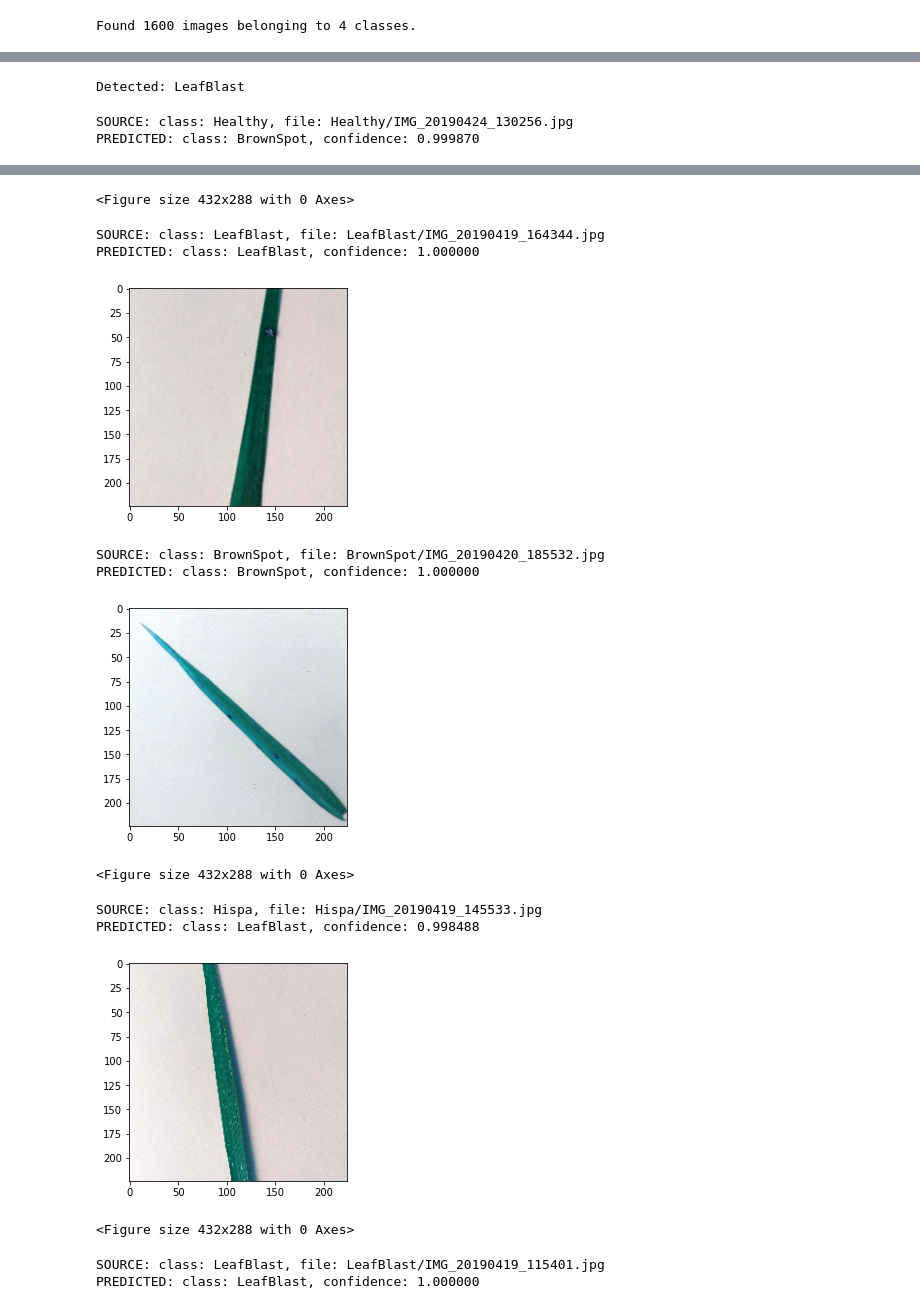
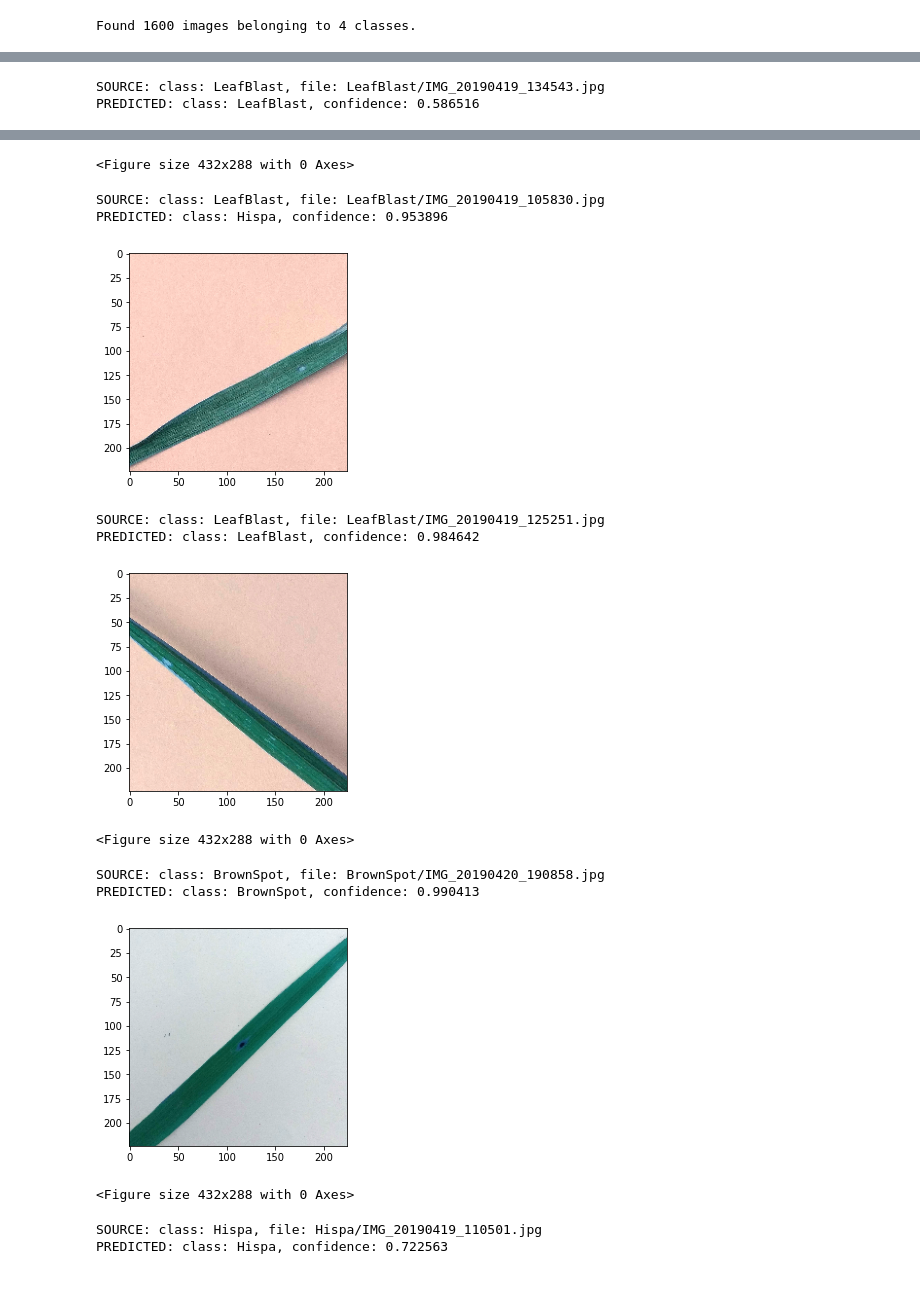
Before and after one commit to thomasathul/Rice-Plant-Disease-Detection, a Jupyter notebook: InceptionV3model.ipynb, the cells around one changed output, grey strips where cells are left out. Drawn from its saved outputs; the diff is of its cells as text; code cells hidden in the pictures.

```diff
--- a/InceptionV3model.ipynb
+++ b/InceptionV3model.ipynb
@@ -99,8 +103,6 @@ test_datagen = ImageDataGenerator(rescale = 1./255)
 validation_generator = validation_datagen.flow_from_directory(
     '/content/drive/MyDrive/kaggle/rice/RiceDiseaseDataset/validation',
     shuffle=False,
-    seed=42,
-    color_mode="rgb",
     class_mode="categorical",
     target_size=(224,224),
     batch_size=32)
@@ -124,7 +119,7 @@ Found 3355 images belonging to 4 classes.
 r = model.fit_generator(
   training_set,
   validation_data=validation_generator,
-  epochs=30,
+  epochs=20,
   steps_per_epoch=len(training_set),
   validation_steps=len(validation_generator)
 )
@@ -167,5 +162,3 @@ plt.savefig('AccVal_acc')
 from tensorflow.keras.models import load_model
 from tensorflow.keras.preprocessing import image
 model.save('ricemodel_inception.h5')
-# %%
-img=image.load_img('/content/drive/MyDrive/kaggle/rice/RiceDiseaseDataset/validation/Healthy/IMG_20190419_103002.jpg',target_size=(224,224))
@@ -211,8 +165,3 @@ array([[6.2724324e-03, 9.4956595e-01, 1.9624602e-04, 4.3965347e-02]],
-# %%
-a=np.argmax(model.predict(img_data), axis=1)
-print('Detected: {}'.format(class_names[3]))
-# %% [output]
-Detected: LeafBlast
 # %%
 import cv2
 import itertools
@@ -222,7 +171,7 @@ from glob import iglob
 
 
 def load_image(filename):
-    img = cv2.imread(os.path.join(test_path, filename))
+    img = cv2.imread(os.path.join(valid_path, filename))
     img = cv2.resize(img, (224, 224) )
     img = img /255
 
@@ -235,7 +184,7 @@ def predict(image):
 
     return {class_names[class_idx]: probabilities[class_idx]}
 # %%
-for idx, filename in enumerate(random.sample(test_set.filenames, 5)):
+for idx, filename in enumerate(random.sample(validation_generator.filenames, 5)):
     print("SOURCE: class: %s, file: %s" % (os.path.split(filename)[0], filename))
 
     img = load_image(filename)
@@ -245,5 +194,5 @@ for idx, filename in enumerate(random.sample(test_set.filenames, 5)):
     plt.figure(idx)
     plt.show()
 # %% [output]
-SOURCE: class: Healthy, file: Healthy/IMG_20190424_130256.jpg
-PREDICTED: class: BrownSpot, confidence: 0.999870
+SOURCE: class: LeafBlast, file: LeafBlast/IMG_20190419_134543.jpg
+PREDICTED: class: LeafBlast, confidence: 0.586516
@@ -251,14 +200,14 @@ PREDICTED: class: BrownSpot, confidence: 0.999870
 <Figure size 432x288 with 0 Axes>
-SOURCE: class: LeafBlast, file: LeafBlast/IMG_20190419_164344.jpg
-PREDICTED: class: LeafBlast, confidence: 1.000000
+SOURCE: class: LeafBlast, file: LeafBlast/IMG_20190419_105830.jpg
+PREDICTED: class: Hispa, confidence: 0.953896
-[figure, old version]
+[figure, new version]
-SOURCE: class: BrownSpot, file: BrownSpot/IMG_20190420_185532.jpg
-PREDICTED: class: BrownSpot, confidence: 1.000000
+SOURCE: class: LeafBlast, file: LeafBlast/IMG_20190419_125251.jpg
+PREDICTED: class: LeafBlast, confidence: 0.984642
-[figure, old version]
+[figure, new version]
 <Figure size 432x288 with 0 Axes>
-SOURCE: class: Hispa, file: Hispa/IMG_20190419_145533.jpg
-PREDICTED: class: LeafBlast, confidence: 0.998488
+SOURCE: class: BrownSpot, file: BrownSpot/IMG_20190420_190858.jpg
+PREDICTED: class: BrownSpot, confidence: 0.990413
-[figure, old version]
+[figure, new version]
 <Figure size 432x288 with 0 Axes>
-SOURCE: class: LeafBlast, file: LeafBlast/IMG_20190419_115401.jpg
-PREDICTED: class: LeafBlast, confidence: 1.000000
+SOURCE: class: Hispa, file: Hispa/IMG_20190419_110501.jpg
+PREDICTED: class: Hispa, confidence: 0.722563
```
Also changed, not shown: parts of 17 cells of this notebook.
